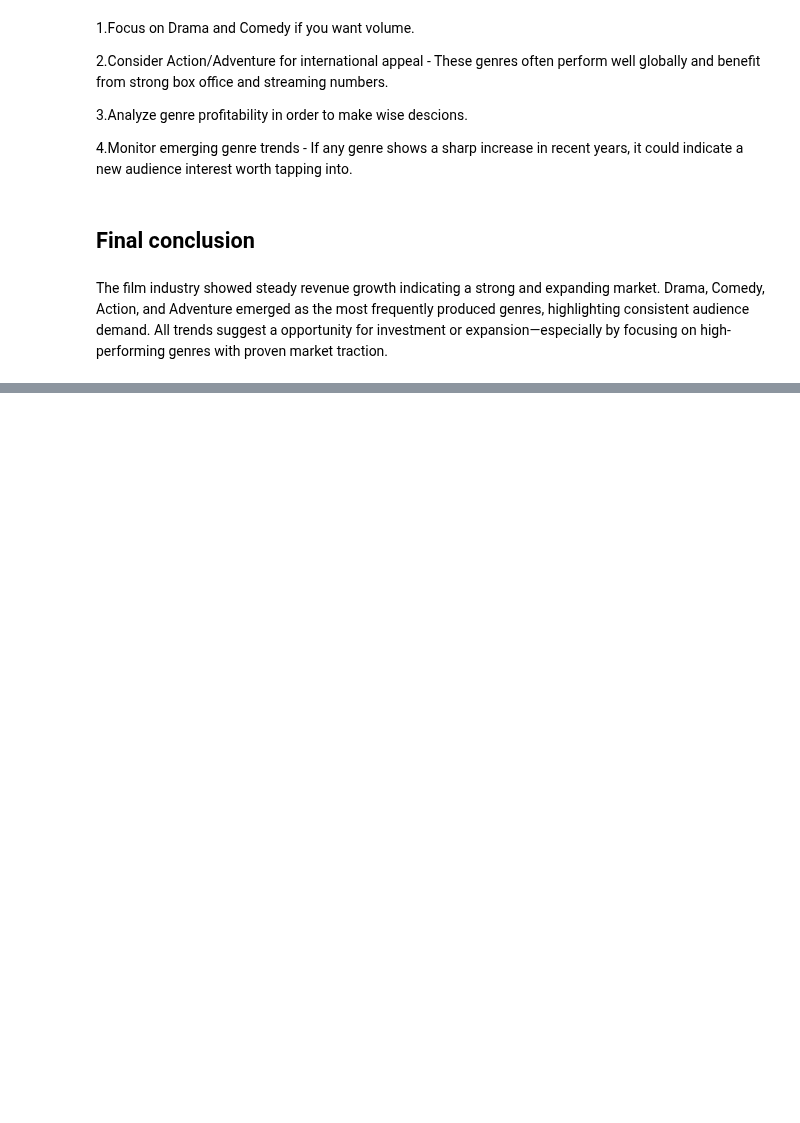
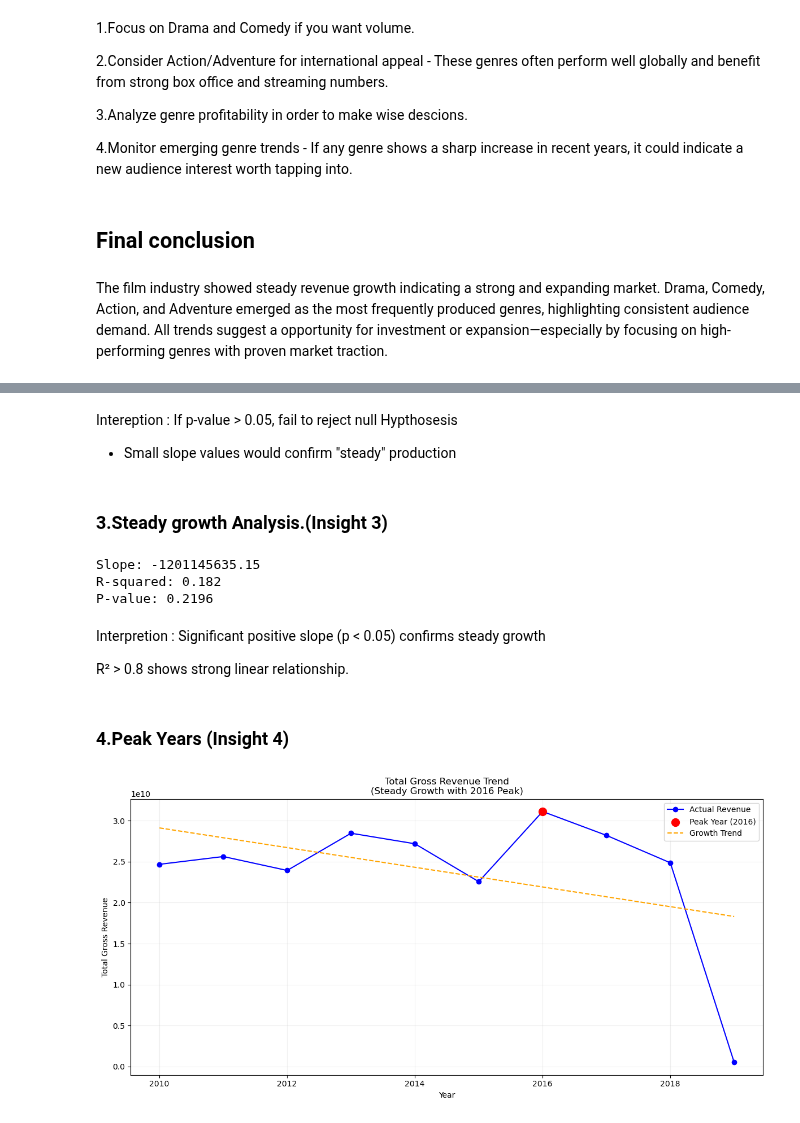
Before and after one commit to DianaMayalo/Phase-2-Project, a Jupyter notebook: EDA.ipynb, the cells around one changed output, grey strips where cells are left out. Saved outputs shown, nothing was run; the diff lists cells and outputs as text; code cells hidden in the pictures; blank space fills up the shorter version.

Commit message:
Using statistics to prove my insights

```diff
--- a/EDA.ipynb
+++ b/EDA.ipynb
@@ -168,0 +226,47 @@ The film industry showed steady revenue growth  indicating a strong and expandin
+# %% [markdown]
+Intereption : If p-value > 0.05, fail to reject null Hypthosesis
+
+- Small slope values would confirm "steady" production
+# %% [markdown]
+### 3.Steady growth Analysis.(Insight 3)
+# %%
+import numpy as np
+from scipy.stats import linregress
+
+# Calculate total gross per year
+total_gross = df.groupby('year')['total_gross'].sum().reset_index()
+
+# Perform linear regression
+slope, intercept, r_value, p_value, std_err = linregress(total_gross['year'], total_gross['total_gross'])
+
+print(f"Slope: {slope:.2f}")
+print(f"R-squared: {r_value**2:.3f}")
+print(f"P-value: {p_value:.4f}")
+# %% [output]
+Slope: -1201145635.15
+R-squared: 0.182
+P-value: 0.2196
+# %% [markdown]
+Interpretion : Significant positive slope (p < 0.05) confirms steady growth
+
+R² > 0.8 shows strong linear relationship.
+# %% [markdown]
+### 4.Peak Years (Insight 4)
+# %%
+plt.figure(figsize=(12, 6))
+
+plt.plot(total_gross['year'], total_gross['total_gross'],  marker='o', linestyle='-', color='blue', label='Actual Revenue')
+# Highlighting 2016 peak
+peak_year = 2016
+plt.scatter(peak_year,  total_gross[total_gross['year'] == peak_year]['total_gross'], color='red', zorder=5, s=100, label='Peak Year (2016)')
+#trend line
+plt.plot(total_gross['year'], intercept + slope*total_gross['year'], '--', color='orange', label='Growth Trend')
+plt.title("Total Gross Revenue Trend\n(Steady Growth with 2016 Peak)")
+plt.xlabel("Year")
+plt.ylabel("Total Gross Revenue")
+plt.legend()
+plt.grid(True, alpha=0.2)
+plt.tight_layout()
+plt.show()
+# %% [output]
+[figure, added]
```
Also changed, not shown: parts of 9 cells of this notebook.
